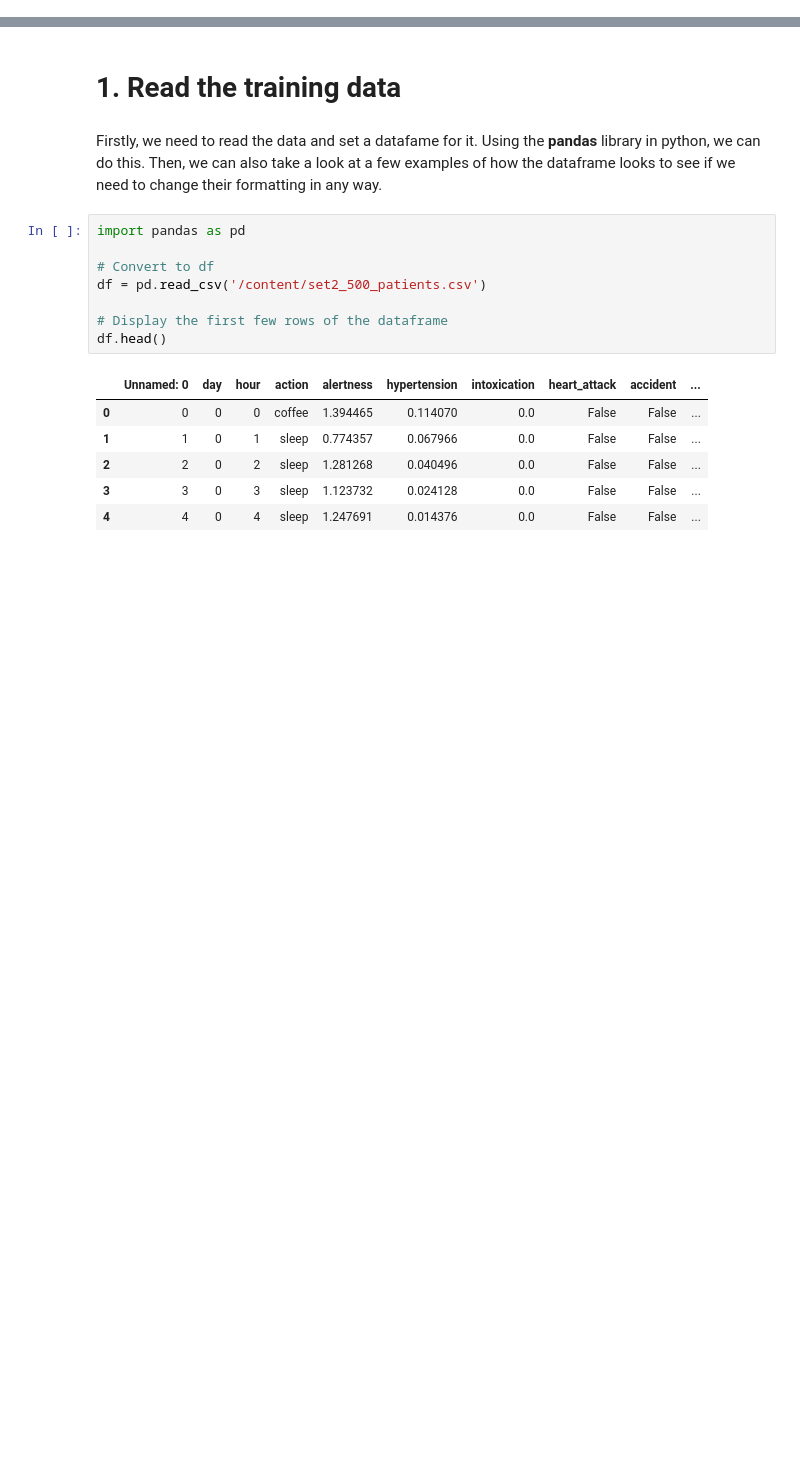
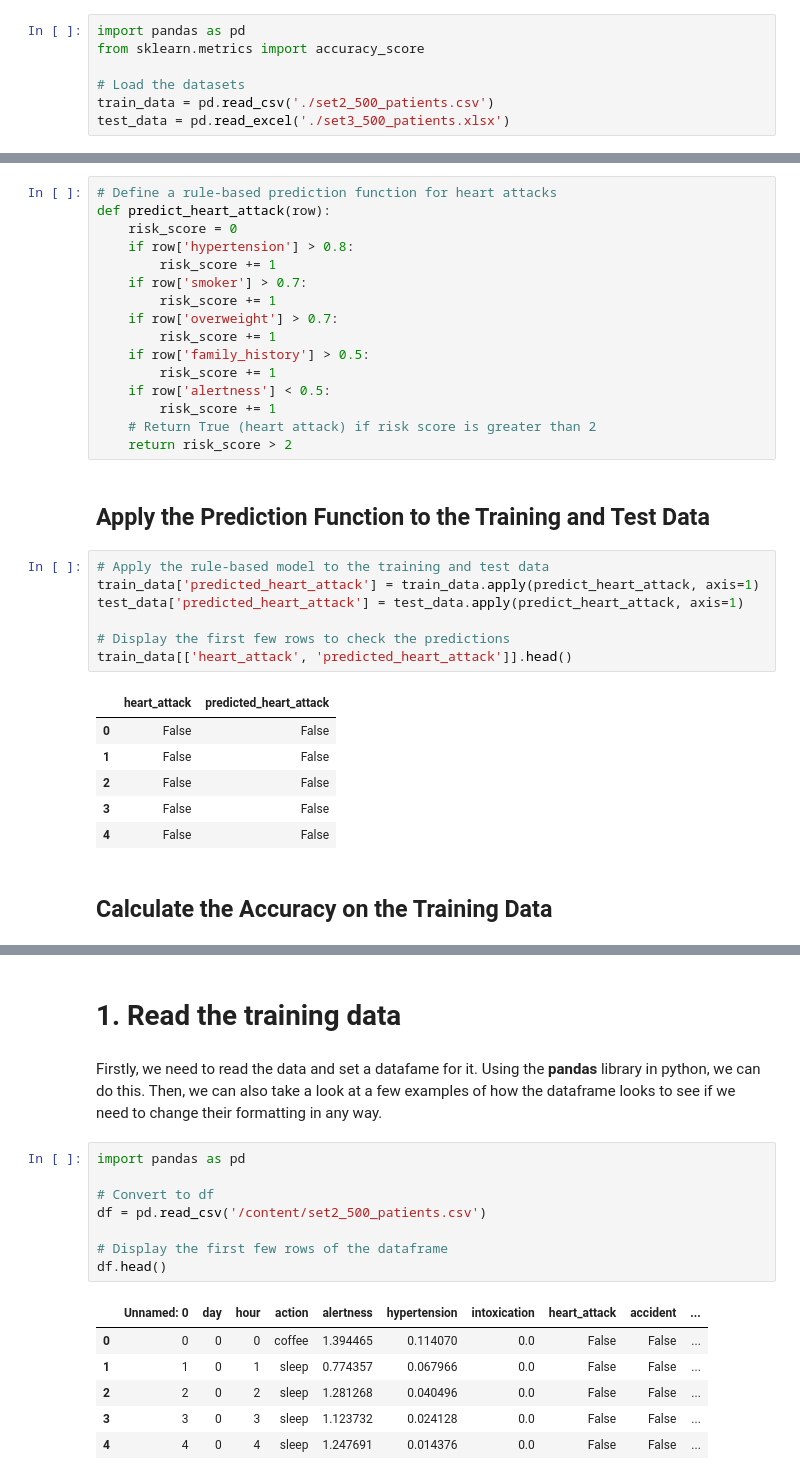
Before and after one commit to Amir-Mohseni/Intro_to_AI_Tutorials, a Jupyter notebook: W1/AI_Tutorial_W1.ipynb, the cells around one changed output, grey strips where cells are left out. Drawn from its saved outputs; the diff is of its cells as text; blank space fills up the shorter version.

```diff
--- a/W1/AI_Tutorial_W1.ipynb
+++ b/W1/AI_Tutorial_W1.ipynb
@@ -2,0 +10,7 @@
+# %%
+import pandas as pd
+from sklearn.metrics import accuracy_score
+
+# Load the datasets
+train_data = pd.read_csv('./set2_500_patients.csv')
+test_data = pd.read_excel('./set3_500_patients.xlsx')
@@ -2,0 +20,34 @@
+# %%
+# Define a rule-based prediction function for heart attacks
+def predict_heart_attack(row):
+    risk_score = 0
+    if row['hypertension'] > 0.8:
+        risk_score += 1
+    if row['smoker'] > 0.7:
+        risk_score += 1
+    if row['overweight'] > 0.7:
+        risk_score += 1
+    if row['family_history'] > 0.5:
+        risk_score += 1
+    if row['alertness'] < 0.5:
+        risk_score += 1
+    # Return True (heart attack) if risk score is greater than 2
+    return risk_score > 2
+# %% [markdown]
+## Apply the Prediction Function to the Training and Test Data
+# %%
+# Apply the rule-based model to the training and test data
+train_data['predicted_heart_attack'] = train_data.apply(predict_heart_attack, axis=1)
+test_data['predicted_heart_attack'] = test_data.apply(predict_heart_attack, axis=1)
+
+# Display the first few rows to check the predictions
+train_data[['heart_attack', 'predicted_heart_attack']].head()
+# %% [output]
+|  | heart_attack | predicted_heart_attack |
+| 0 | False | False |
+| 1 | False | False |
+| 2 | False | False |
+| 3 | False | False |
+| 4 | False | False |
+# %% [markdown]
+## Calculate the Accuracy on the Training Data
```
Also changed, not shown: parts of 38 cells of this notebook.
